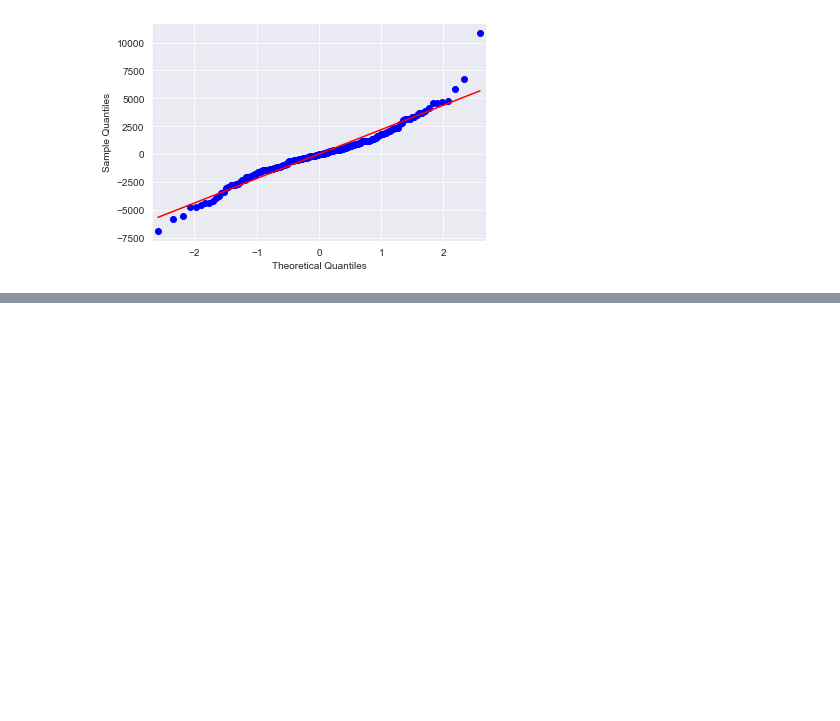
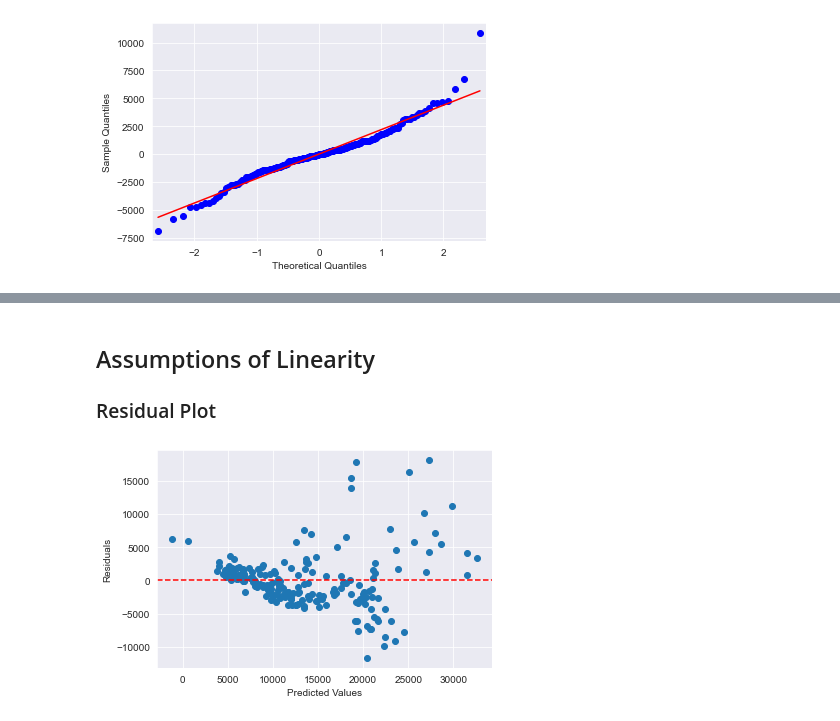
Before and after one commit to ShaneJett-DS/car_price_prediction, a Jupyter notebook: price_prediction.ipynb, the cells around one changed output, grey strips where cells are left out. Cells and saved outputs as stored; diff of their text form; code cells hidden in the pictures; blank space fills up the shorter version.

Commit message:
Added more models.

```diff
--- a/price_prediction.ipynb
+++ b/price_prediction.ipynb
@@ -551,0 +596,14 @@ plt.show()
+# %%
+X = full_df[['curbweight', 'stroke', 'peakrpm', 'aspiration_std', 'carbody_hatchback',
+             'carbody_wagon', 'enginelocation_front', 'enginetype_ohc', 'enginetype_ohcv', 'cylindernumber_eight',
+             'cylindernumber_five', 'cylindernumber_four', 'fuelsystem_spdi']].copy()
+
+# First, create a design matrix with your predictor variables
+X_const = sm2.add_constant(X)
+
+# Next, calculate the VIF for each predictor variable
+vif = [variance_inflation_factor(X_const.values, i) for i in range(X_const.shape[1])]
+
+# Finally, attach the VIF values to the predictor variables and inspect the results
+vif_df = pd.DataFrame({'variable': X_const.columns, 'VIF': vif})
+print(vif_df)
@@ -551,0 +716,7 @@ plt.show()
+# %%
+model8 = sm.ols("""price ~ curbweight + stroke + peakrpm + C(carbody_hatchback) +
+                           C(carbody_wagon) + C(enginelocation_front) +
+                           C(enginetype_ohc) + C(enginetype_ohcv) + C(cylindernumber_eight) +
+                           C(cylindernumber_five) + C(cylindernumber_four) """, data=full_df).fit()
+
+model8.summary()
@@ -551,0 +755,15 @@ plt.show()
+# %% [markdown]
+## Assumptions of Linearity
+### Residual Plot
+# %%
+residuals = model8.resid
+predicted_values = model8.predict(X)
+
+
+plt.scatter(predicted_values, residuals)
+plt.xlabel("Predicted Values")
+plt.ylabel("Residuals")
+plt.axhline(y=0, color="red", linestyle="--")
+plt.show()
+# %% [output]
+[figure, added]
```
Also changed, not shown: parts of 19 cells of this notebook.
